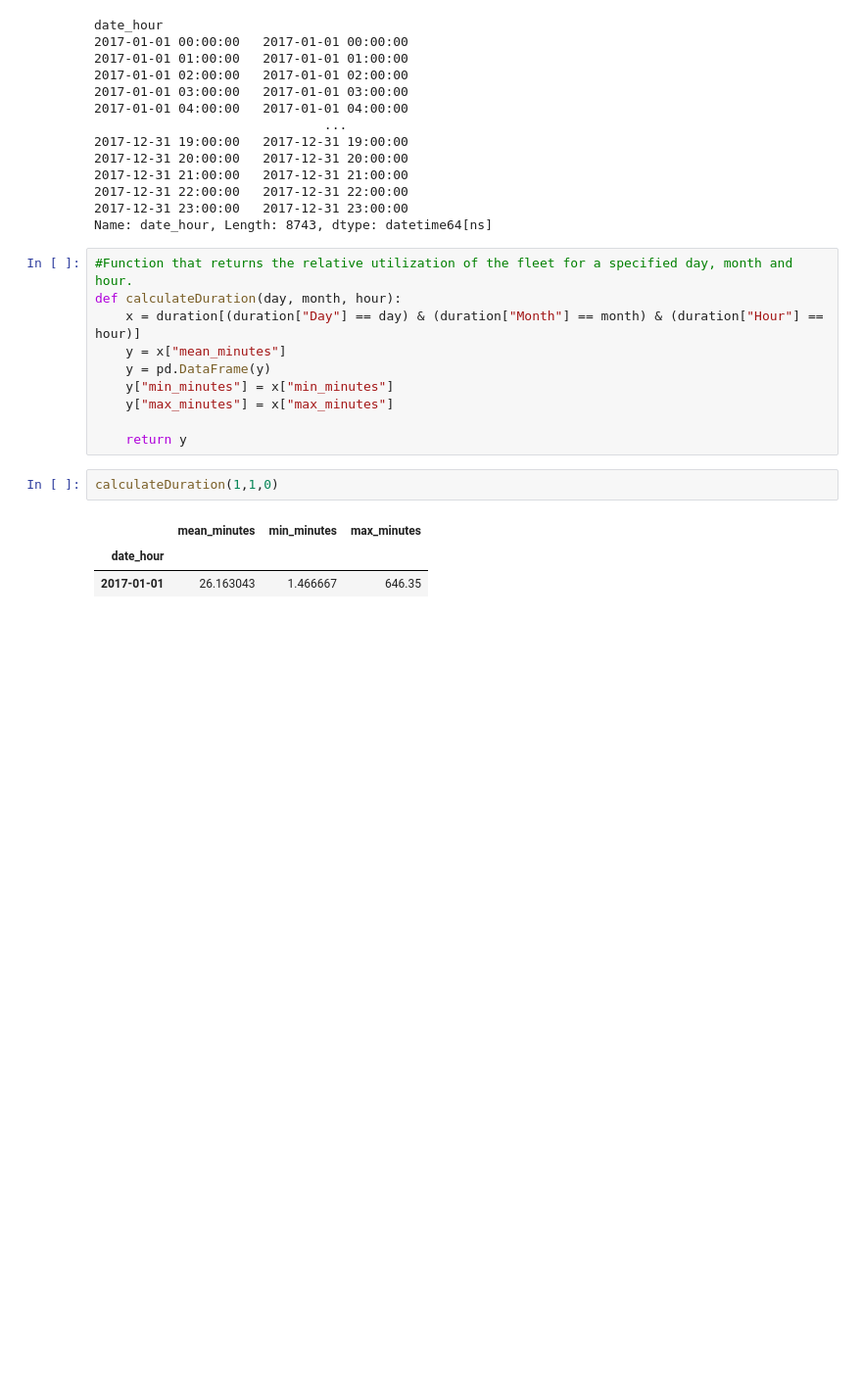
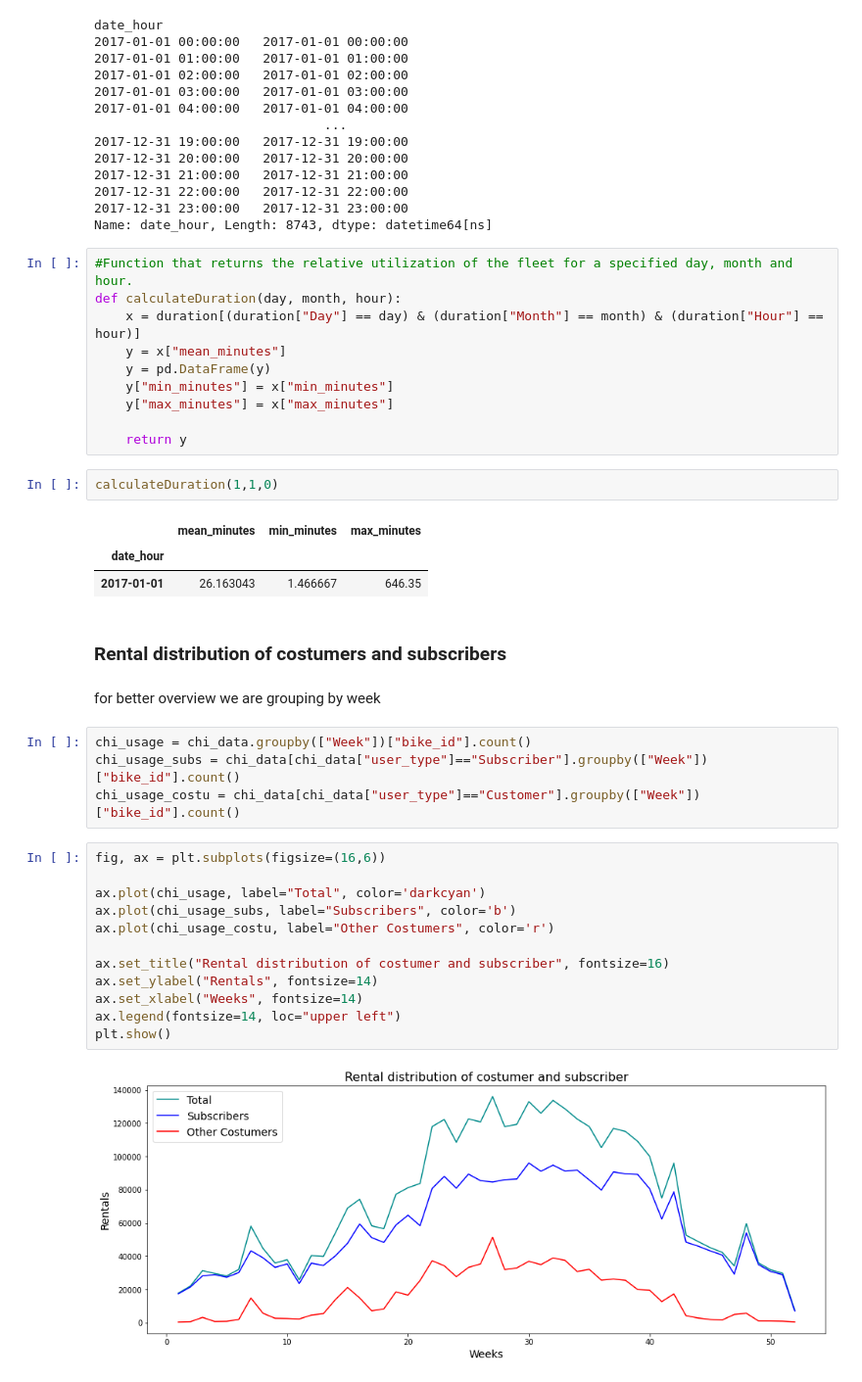
Before and after one commit to NeffIsBack/ThePredictors_DSML_Team_Assignment, a Jupyter notebook: Descriptive_Analytics.ipynb, the cells around one changed output. Shown at 98% size. Saved outputs shown, nothing was run; the diff lists cells and outputs as text; blank space fills up the shorter version.

Commit message:
added rentals usage graph and different maps

```diff
--- a/Descriptive_Analytics.ipynb
+++ b/Descriptive_Analytics.ipynb
@@ -890,3 +992,25 @@ calculateDuration(1,1,0)
 |  | mean_minutes | min_minutes | max_minutes |
 | date_hour |  |  |  |
 | 2017-01-01 | 26.163043 | 1.466667 | 646.35 |
+# %% [markdown]
+### Rental distribution of costumers and subscribers
+# %% [markdown]
+for better overview we are grouping by week
+# %%
+chi_usage = chi_data.groupby(["Week"])["bike_id"].count()
+chi_usage_subs = chi_data[chi_data["user_type"]=="Subscriber"].groupby(["Week"])["bike_id"].count()
+chi_usage_costu = chi_data[chi_data["user_type"]=="Customer"].groupby(["Week"])["bike_id"].count()
+# %%
+fig, ax = plt.subplots(figsize=(16,6))
+
+ax.plot(chi_usage, label="Total", color='darkcyan')
+ax.plot(chi_usage_subs, label="Subscribers", color='b')
+ax.plot(chi_usage_costu, label="Other Costumers", color='r')
+
+ax.set_title("Rental distribution of costumer and subscriber", fontsize=16)
+ax.set_ylabel("Rentals", fontsize=14)
+ax.set_xlabel("Weeks", fontsize=14)
+ax.legend(fontsize=14, loc="upper left")
+plt.show()
+# %% [output]
+[figure, added]
```
Also changed, not shown: parts of 49 cells of this notebook, 2 other files.
